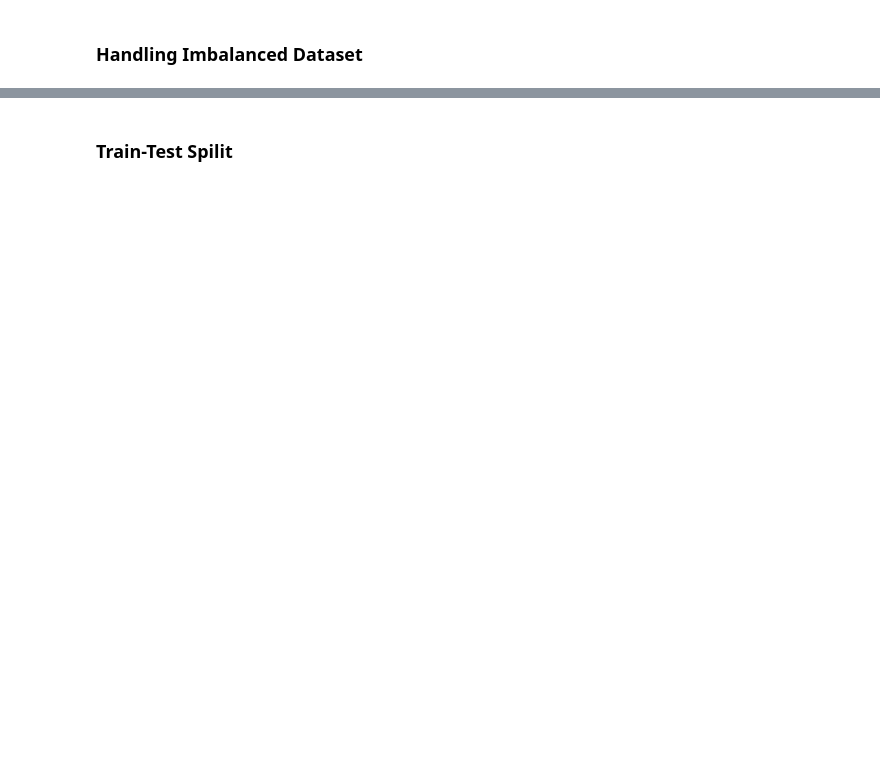
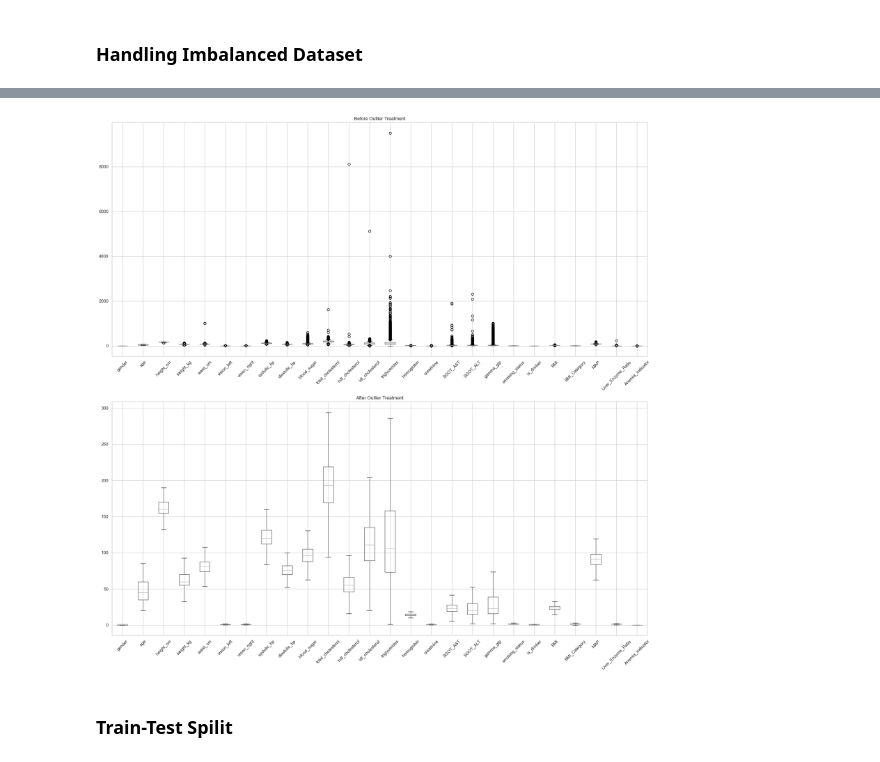
Before and after one commit to rajpurohitmohit/Machine-Learning, a Jupyter notebook: Project/Smoking Drinking/Smoking_Drinking_Prediction.ipynb, the cells around one changed output, grey strips where cells are left out. Saved outputs shown, nothing was run; the diff lists cells and outputs as text; code cells hidden in the pictures; blank space fills up the shorter version.

```diff
--- a/Project/Smoking Drinking/Smoking_Drinking_Prediction.ipynb
+++ b/Project/Smoking Drinking/Smoking_Drinking_Prediction.ipynb
@@ -211,10 +214,0 @@ original_data = dataset.copy()
-# %%
-# Apply IQR-based clipping to numerical columns
-for col in numerical_columns:
-    q1 = dataset[col].quantile(0.25)
-    q3 = dataset[col].quantile(0.75)
-    iqr = q3 - q1
-    lower = q1 - 1.5 * iqr
-    upper = q3 + 1.5 * iqr
-
-    dataset[col] = dataset[col].clip(lower=lower, upper=upper)
@@ -267,0 +226,6 @@ Name: count, dtype: int64
+# %%
+le = LabelEncoder()
+# %%
+dataset['gender'] = le.fit_transform(dataset.gender)        # Male=1, Female=0
+dataset['is_drinker'] = le.fit_transform(dataset.is_drinker)  # N=0, Y=1
+dataset
@@ -267,0 +270,10 @@ Name: count, dtype: int64
+# %%
+# Apply IQR-based clipping to numerical columns
+for col in dataset.columns:
+    q1 = dataset[col].quantile(0.25)
+    q3 = dataset[col].quantile(0.75)
+    iqr = q3 - q1
+    lower = q1 - 1.5 * iqr
+    upper = q3 + 1.5 * iqr
+
+    dataset[col] = dataset[col].clip(lower=lower, upper=upper)
@@ -268,3 +301,20 @@ Name: count, dtype: int64
+# %%
+fig, axes = plt.subplots(nrows=2, ncols=1, figsize=(20, 20))
+
+# Boxplot before
+original_data.boxplot(ax=axes[0])
+axes[0].set_title("Before Outlier Treatment")
+axes[0].tick_params(axis='x', rotation=45)
+
+# Boxplot after
+dataset.boxplot(ax=axes[1])
+axes[1].set_title("After Outlier Treatment")
+axes[1].tick_params(axis='x', rotation=45)
+
+plt.tight_layout()
+plt.show()
+# %% [output]
+[figure, added]
 # %% [markdown]
 ### **Train-Test Spilit**
 # %%
```
Also changed, not shown: parts of 59 cells of this notebook, 11 other files.
